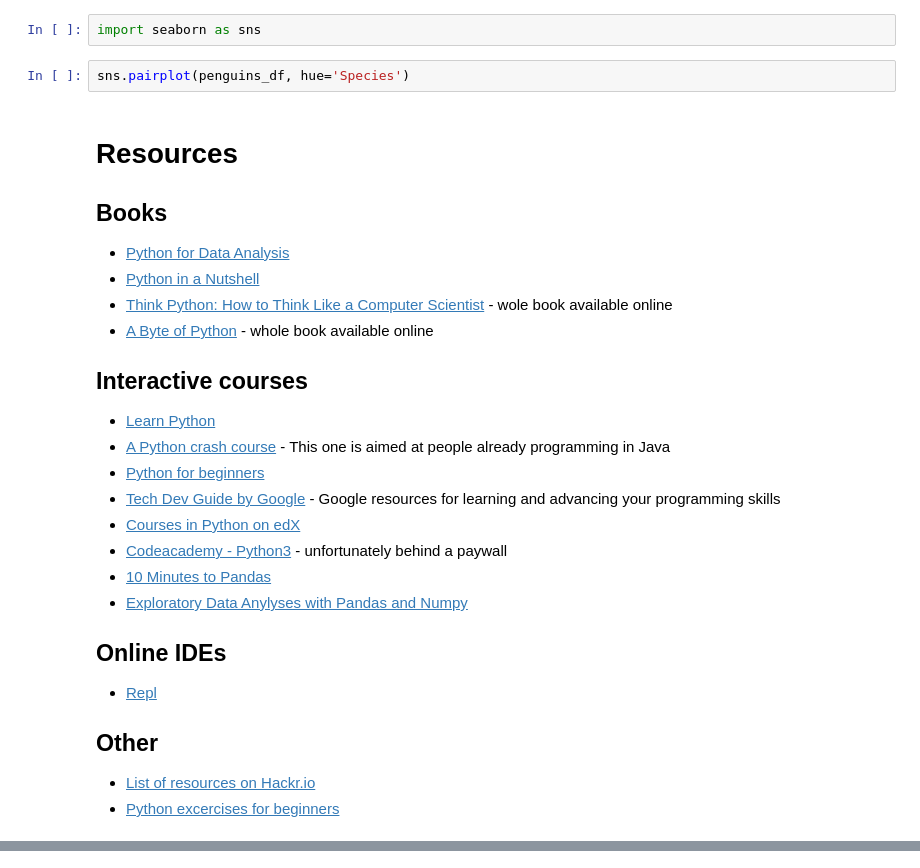
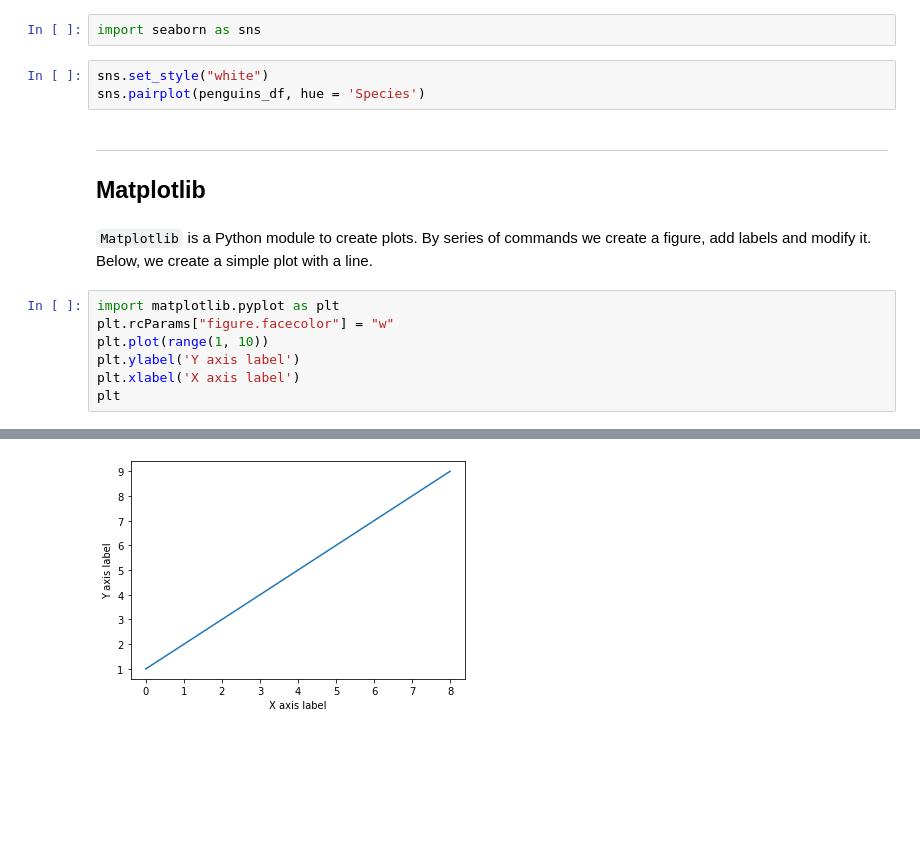
Before and after one commit to NGSchoolEU/ngs19_python_intro, a Jupyter notebook: 2_Python_for_Data_Science.ipynb, the cells around one changed output, grey strips where cells are left out. Cells and saved outputs as stored; diff of their text form; blank space fills up the shorter version.

```diff
--- a/2_Python_for_Data_Science.ipynb
+++ b/2_Python_for_Data_Science.ipynb
@@ -385,29 +362,18 @@ It does allow to make visually nice plots, and is worth exploring when working w
 # %%
 import seaborn as sns
 # %%
-sns.pairplot(penguins_df, hue='Species')
+sns.set_style("white")
+sns.pairplot(penguins_df, hue = 'Species')
-# %% [markdown]
-# Resources
-
-## Books
-* [Python for Data Analysis](https://www.oreilly.com/library/view/python-for-data/9781491957653/)
-* [Python in a Nutshell](http://shop.oreilly.com/product/0636920012610.do)
-* [Think Python: How to Think Like a Computer Scientist](http://greenteapress.com/thinkpython/html/index.html) - wole book available online
-* [A Byte of Python](https://python.swaroopch.com/) - whole book available online
-
-## Interactive courses
-* [Learn Python](https://www.learnpython.org/)
-* [A Python crash course](https://www.grahamwheeler.com/posts/python-crash-course.html) - This one is aimed at people already programming in Java
-* [Python for beginners](http://opentechschool.github.io/python-beginners/en/index.html)
-* [Tech Dev Guide by Google](https://techdevguide.withgoogle.com/) - Google resources for learning and advancing your programming skills
-* [Courses in Python on edX](https://www.edx.org/learn/python)
-* [Codeacademy - Python3](https://www.codecademy.com/learn/learn-python-3) - unfortunately behind a paywall
-* [10 Minutes to Pandas](https://pandas.pydata.org/pandas-docs/stable/getting_started/10min.html)
-* [Exploratory Data Anylyses with Pandas and Numpy](https://www.grahamwheeler.com/posts/exploratory-data-analysis-with-numpy-and-pandas.html)
-
-## Online IDEs
-* [Repl](https://repl.it/languages/python3)
-
-## Other
-* [List of resources on Hackr.io](https://hackr.io/tutorials/learn-python)
-* [Python excercises for beginners](https://programmingwithmosh.com/python/python-exercises-and-questions-for-beginners/)
+# %% [markdown]
+***
+## Matplotlib
+# %% [markdown]
+`Matplotlib` is a Python module to create plots. By series of commands we create a figure, add labels and modify it. Below, we create a simple plot with a line.
+# %%
+import matplotlib.pyplot as plt
+plt.rcParams["figure.facecolor"] = "w"
+plt.plot(range(1, 10))
+plt.ylabel('Y axis label')
+plt.xlabel('X axis label')
+plt
+# %% [output]
@@ -413,0 +381 @@ sns.pairplot(penguins_df, hue='Species')
+[figure, added]
```
Also changed, not shown: parts of 59 cells of this notebook, 2 other files.
